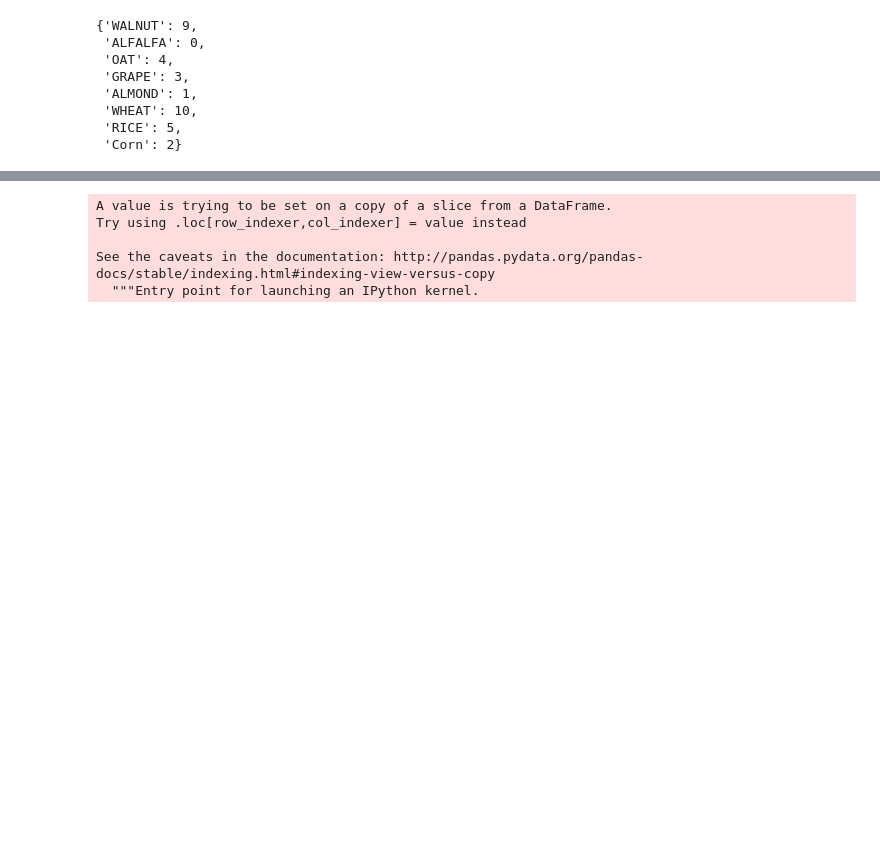
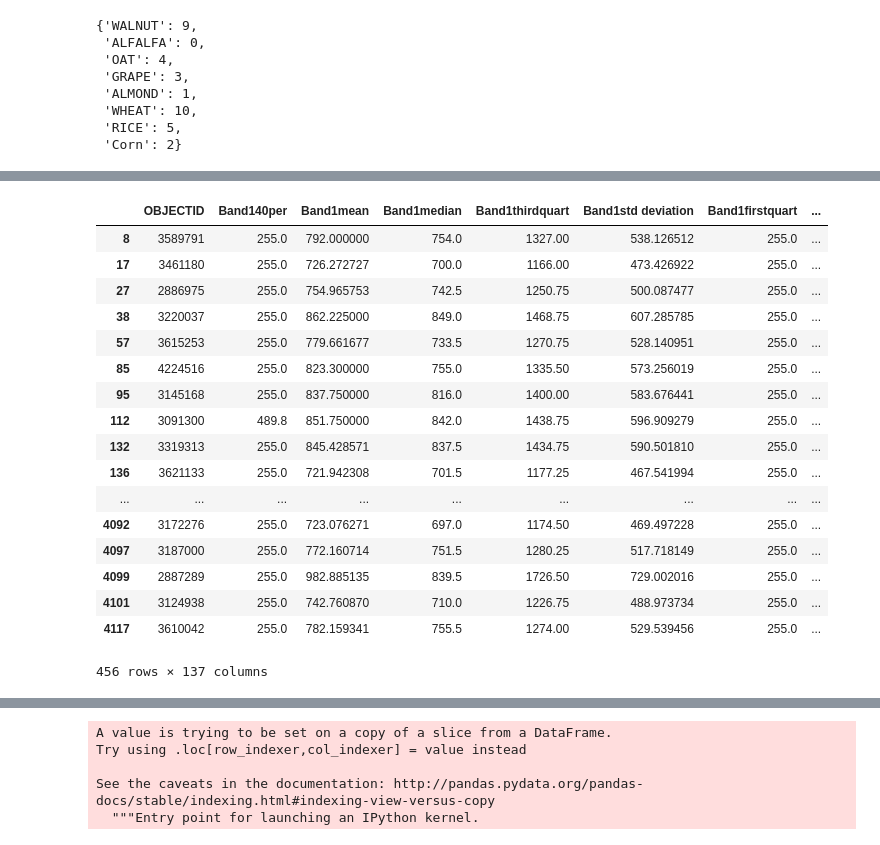
Before and after one commit to MarcelColvin/GeoSpatial-Classification, a Jupyter notebook: MakingAugustoClasses.ipynb, the cells around one changed output, grey strips where cells are left out. Saved outputs shown, nothing was run; the diff lists cells and outputs as text; code cells hidden in the pictures; blank space fills up the shorter version.

```diff
--- a/MakingAugustoClasses.ipynb
+++ b/MakingAugustoClasses.ipynb
@@ -405 +403,22 @@ Text(44.3617,0.5,'Longitude')
+# %%
+misclass_test
+# %% [output]
+|  | OBJECTID | Band140per | Band1mean | Band1median | Band1thirdquart | Band1std deviation | Band1firstquart | ... |
+| 8 | 3589791 | 255.0 | 792.000000 | 754.0 | 1327.00 | 538.126512 | 255.0 | ... |
+| 17 | 3461180 | 255.0 | 726.272727 | 700.0 | 1166.00 | 473.426922 | 255.0 | ... |
+| 27 | 2886975 | 255.0 | 754.965753 | 742.5 | 1250.75 | 500.087477 | 255.0 | ... |
+| 38 | 3220037 | 255.0 | 862.225000 | 849.0 | 1468.75 | 607.285785 | 255.0 | ... |
+| 57 | 3615253 | 255.0 | 779.661677 | 733.5 | 1270.75 | 528.140951 | 255.0 | ... |
+| 85 | 4224516 | 255.0 | 823.300000 | 755.0 | 1335.50 | 573.256019 | 255.0 | ... |
+| 95 | 3145168 | 255.0 | 837.750000 | 816.0 | 1400.00 | 583.676441 | 255.0 | ... |
+| 112 | 3091300 | 489.8 | 851.750000 | 842.0 | 1438.75 | 596.909279 | 255.0 | ... |
+| 132 | 3319313 | 255.0 | 845.428571 | 837.5 | 1434.75 | 590.501810 | 255.0 | ... |
+| 136 | 3621133 | 255.0 | 721.942308 | 701.5 | 1177.25 | 467.541994 | 255.0 | ... |
+| ... | ... | ... | ... | ... | ... | ... | ... | ... |
+| 4092 | 3172276 | 255.0 | 723.076271 | 697.0 | 1174.50 | 469.497228 | 255.0 | ... |
+| 4097 | 3187000 | 255.0 | 772.160714 | 751.5 | 1280.25 | 517.718149 | 255.0 | ... |
+| 4099 | 2887289 | 255.0 | 982.885135 | 839.5 | 1726.50 | 729.002016 | 255.0 | ... |
+| 4101 | 3124938 | 255.0 | 742.760870 | 710.0 | 1226.75 | 488.973734 | 255.0 | ... |
+| 4117 | 3610042 | 255.0 | 782.159341 | 755.5 | 1274.00 | 529.539456 | 255.0 | ... |
+456 rows × 137 columns
 # %%
```
Also changed, not shown: parts of 33 cells of this notebook.
